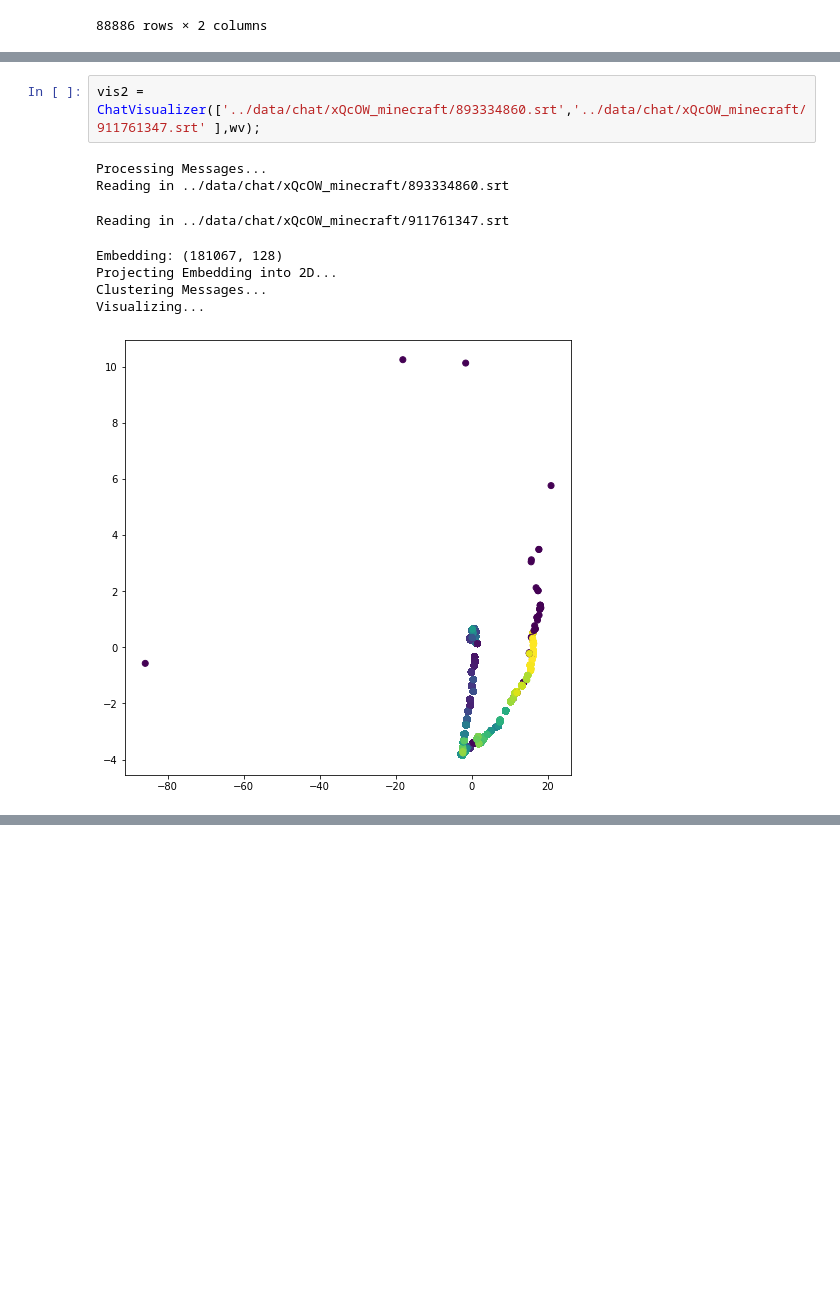
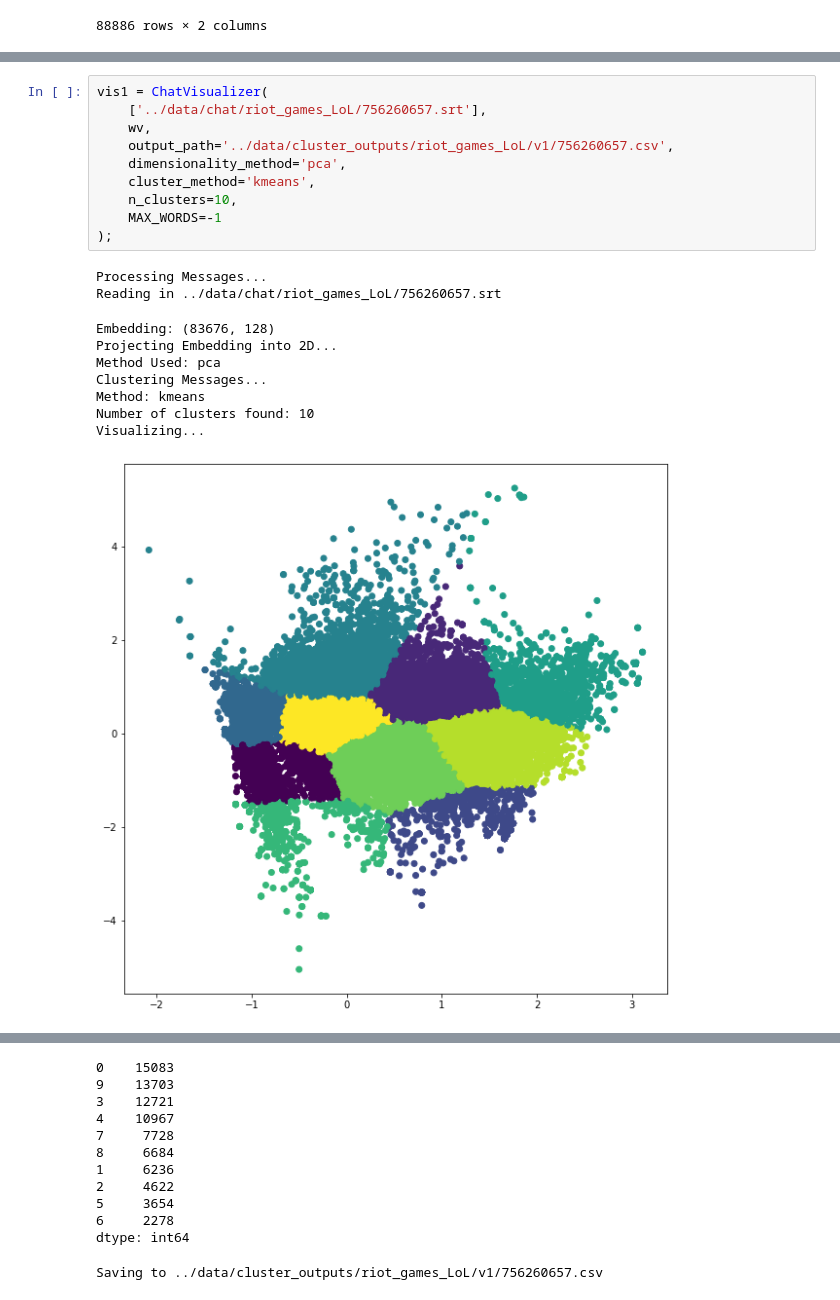
Before and after one commit to shoyasaxa/TwitchSonification, a Jupyter notebook: clustering/Cluster Twitch Chat Messages.ipynb, the cells around one changed output, grey strips where cells are left out. Cells and saved outputs as stored; diff of their text form; blank space fills up the shorter version.

Commit message:
add initial clustering output

```diff
--- a/clustering/Cluster Twitch Chat Messages.ipynb
+++ b/clustering/Cluster Twitch Chat Messages.ipynb
@@ -220,11 +257,21 @@ Visualizing...
-# %%
-vis2 = ChatVisualizer(['../data/chat/xQcOW_minecraft/893334860.srt','../data/chat/xQcOW_minecraft/911761347.srt' ],wv);
-# %% [output]
-Processing Messages...
-Reading in ../data/chat/xQcOW_minecraft/893334860.srt
-Reading in ../data/chat/xQcOW_minecraft/911761347.srt
-Embedding: (181067, 128)
-Projecting Embedding into 2D...
-Clustering Messages...
-Visualizing...
-[figure, removed]
+# %%
+vis1 = ChatVisualizer(
+    ['../data/chat/riot_games_LoL/756260657.srt'],
+    wv,
+    output_path='../data/cluster_outputs/riot_games_LoL/v1/756260657.csv',
+    dimensionality_method='pca',
+    cluster_method='kmeans',
+    n_clusters=10,
+    MAX_WORDS=-1
+);
+# %% [output]
+Processing Messages...
+Reading in ../data/chat/riot_games_LoL/756260657.srt
+Embedding: (83676, 128)
+Projecting Embedding into 2D...
+Method Used: pca
+Clustering Messages...
+Method: kmeans
+Number of clusters found: 10
+Visualizing...
+[figure, added]
@@ -230,0 +295,12 @@ Visualizing...
+0    15083
+9    13703
+3    12721
+4    10967
+7     7728
+8     6684
+1     6236
+2     4622
+5     3654
+6     2278
+dtype: int64
+Saving to ../data/cluster_outputs/riot_games_LoL/v1/756260657.csv
```
Also changed, not shown: parts of 11 cells of this notebook, 6 other files.
